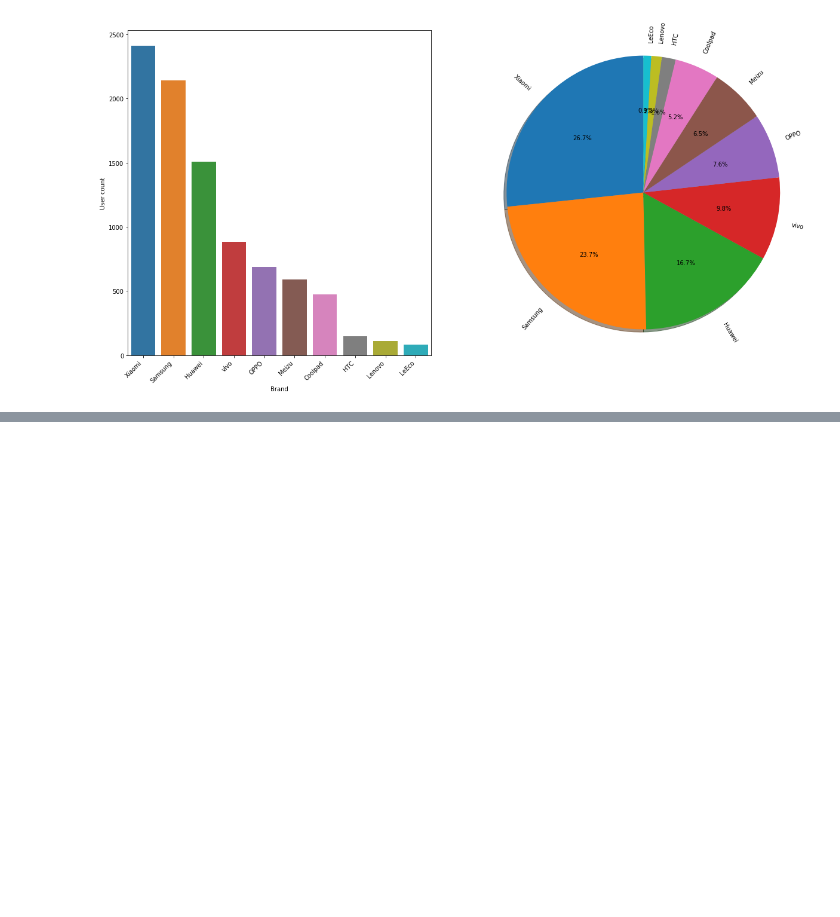
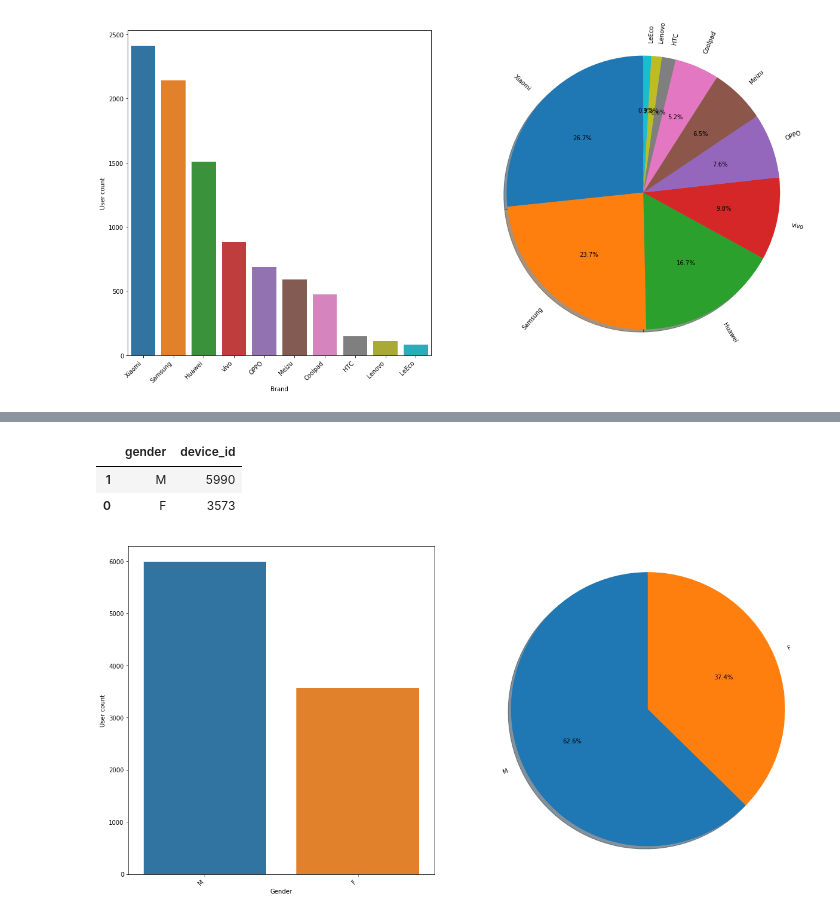
Before and after one commit to amondkar/CAPSTONE-PROJECT1, a Jupyter notebook: Mobile Data Usage - Data Analytics - V2.ipynb, the cells around one changed output, grey strips where cells are left out. Saved outputs shown, nothing was run; the diff lists cells and outputs as text; code cells hidden in the pictures; blank space fills up the shorter version.

```diff
--- a/Mobile Data Usage - Data Analytics - V2.ipynb
+++ b/Mobile Data Usage - Data Analytics - V2.ipynb
@@ -143,6 +143,8 @@ device_id_data= pd.DataFrame({'device_id': device_ids})
 ####  Filter applicable records from gender age data set by device ids
 # %%
 gender_age_train=device_id_data.merge(gender_age_train,on='device_id', how='left')
+# %%
+gender_age_train.dropna(axis=0,how='all',inplace=True)
 # %%
 gender_age_train.shape
 # %% [output]
@@ -677,0 +685,24 @@ plt.show()
+# %%
+gender_device_data=gender_age_train.groupby('gender').device_id.nunique().reset_index().sort_values(['device_id'], ascending=False)
+gender_device_data.head()
+# %% [output]
+|  | gender | device_id |
+| 1 | M | 5990 |
+| 0 | F | 3573 |
+# %%
+fig2, ax2 = plt.subplots(1,2,figsize = (20,10))
+
+sns.barplot(x="gender", y="device_id", data=gender_device_data,ax=ax2[0])
+ax2[0].set(xlabel='Gender', ylabel='User count')
+ax2[0].set_xticklabels(ax2[0].get_xticklabels(), rotation=45, horizontalalignment='right')
+
+ax2[1].pie(gender_device_data['device_id'],  labels=gender_device_data['gender'], autopct='%1.1f%%',
+        shadow=True, startangle=90, rotatelabels=True )
+ax2[1].axis('equal')  # Equal aspect ratio ensures that pie is drawn as a circle.
+ax2[1].set_xticklabels(ax2[1].get_xticklabels(), rotation=45, horizontalalignment='right')
+
+
+#plt.title("Distribution of Users across States")
+plt.show()
+# %% [output]
+[figure, added]
```
Also changed, not shown: parts of 34 cells of this notebook.
